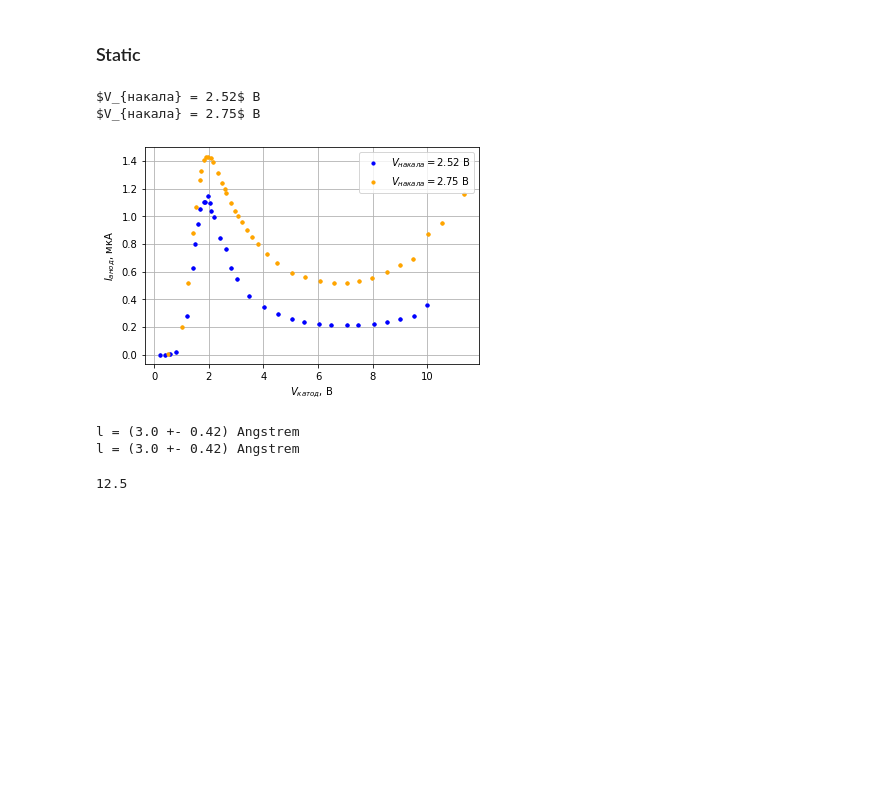
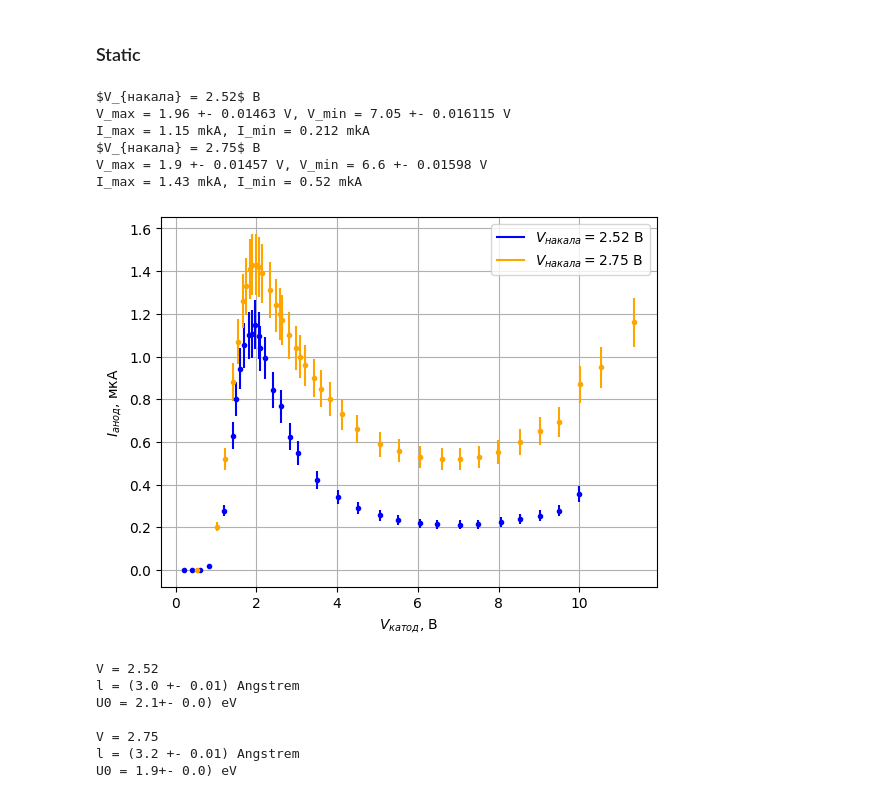
Before and after one commit to futherus/mipt_lab, a Jupyter notebook: 5.1.3/Dedkov_Maslov/513.ipynb, the cells around one changed output. Cells and saved outputs as stored; diff of their text form; code cells hidden in the pictures; blank space fills up the shorter version.

```diff
--- a/5.1.3/Dedkov_Maslov/513.ipynb
+++ b/5.1.3/Dedkov_Maslov/513.ipynb
@@ -143,58 +195,62 @@ export_df(data2, 'gen/tab-2.75V.tex', costil=1)
 # %%
 def process(data, label, color, drawmax=False, drawmin=False):
     print(label)
     x = np.array(data['V_k']) # V
+    dx = data["dV_k"]
     y = np.array(data['I'])   # mkA
-    mipt.plot(x, y, func=None, color=color)
-
-    plt.scatter(x, y, label=label, c = color, s=10)
+    mipt.plot(x, y, func=None,xerr= data["dV_k"], yerr=data["dI"],label=label, color=color)
 
     maxV = np.argmax(y[:len(y)//2])
     minV = np.argmin(y[len(y)//2:]) + len(y)//2
     if drawmax: plt.axvline(x[maxV], linestyle=':', c=color)
     if drawmin: plt.axvline(x[minV], linestyle=':', c=color)
 
-    #print(f"V_max = {x[maxV]} V, V_min = {x[minV]} V")
-    #print(f"I_max = {y[maxV]} mkA, I_min = {y[minV]} mkA")
+    print(f"V_max = {x[maxV]} +- {dx[maxV]} V, V_min = {x[minV]} +- {dx[minV]} V")
+    print(f"I_max = {y[maxV]} mkA, I_min = {y[minV]} mkA")
 
     return x[maxV], x[minV]
 
 V_max, V_min = process(data1, "$V_{накала} = 2.52$ В", 'blue')
 #V_max_err = 0.1
 #V_min_err = 0.2
 #l, U0 = get_l_U0(V_max, V_min, V_max_err, V_min_err)
 
 process(data2, "$V_{накала} = 2.75$ В", 'orange', drawmin=False)
 
 plt.xlabel(r'$V_{катод}$, В')
 plt.ylabel(r'$I_{анод}$, мкА')
 plt.legend()
 plt.grid()
 plt.savefig('gen/static.pdf')
 # %% [output]
 $V_{накала} = 2.52$ В
+V_max = 1.96 +- 0.01463 V, V_min = 7.05 +- 0.016115 V
+I_max = 1.15 mkA, I_min = 0.212 mkA
 $V_{накала} = 2.75$ В
+V_max = 1.9 +- 0.01457 V, V_min = 6.6 +- 0.01598 V
+I_max = 1.43 mkA, I_min = 0.52 mkA
-[figure, old version]
+[figure, new version]
 # %%
 st = {
     'V' :     (2.52,    2.75),
-    'V_min' : (7.1,     7.2),
-    'V_max' : (2.0,     2.1),
-    'V_br'  : (10,      11),
+    'V_min' : (7.05,    6.60),
+    'sig_V_min' : (0.02,     0.02),
+    'V_max' : (1.96,     1.90),
+    'sig_V_max' : (0.02,    0.02),
+    #'V_br'  : (10,      11),
 }
 
 error = 1 #В
 st_data = pd.DataFrame(st)
-d, tab = export_MMM(st_data, error, 'gen/tab-st.tex')
+d, tab = export_MMM(st_data, 'gen/tab-st', 2)
 # %% [output]
-l = (3.0 +- 0.42) Angstrem
-l = (3.0 +- 0.42) Angstrem
+V = 2.52
+l = (3.0 +- 0.01) Angstrem
+U0 = 2.1+- 0.0) eV
+
+V = 2.75
+l = (3.2 +- 0.01) Angstrem
+U0 = 1.9+- 0.0) eV
-# %%
-# Потенциал ионизации
-I = 10 + 2.5 # U_break + U_0 (=2.5 В по методичке)
-I
-# %% [output]
-12.5
 # %%
 def probability(data, label, color, start, end=None):
     x = np.array(data['V_k'])
```
Also changed, not shown: parts of 3 cells of this notebook, 3 other files.
